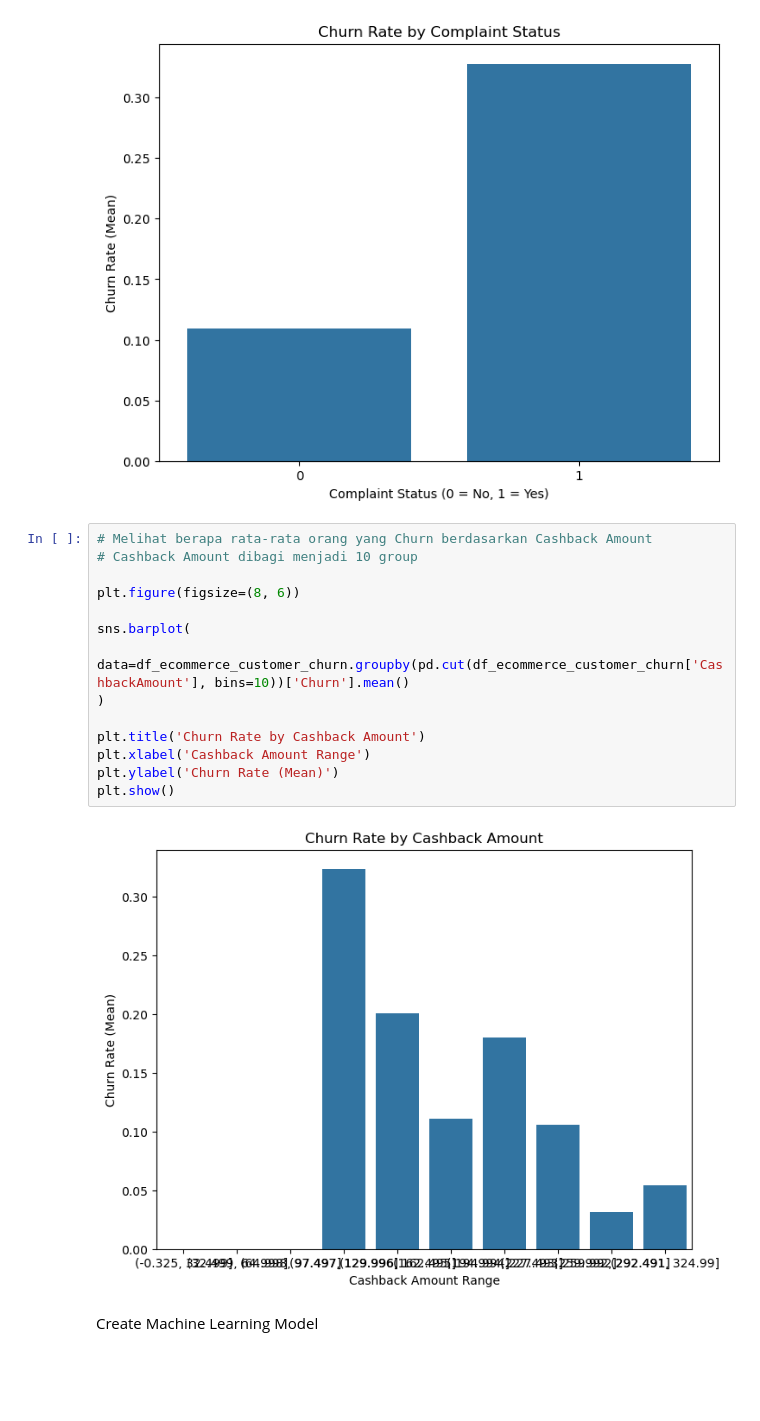
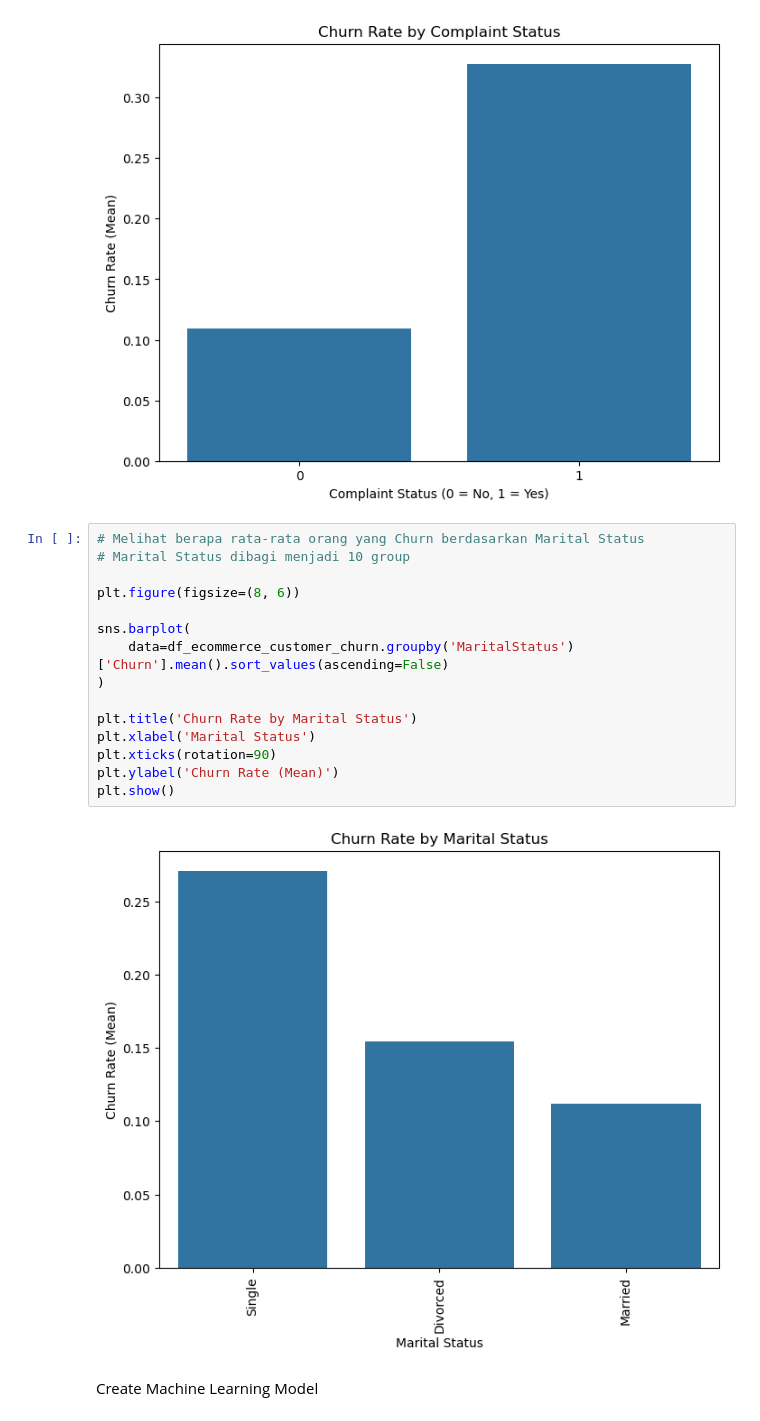
Before and after one commit to alhamfebian/purwadhika-jcdsol, a Jupyter notebook: Capstone Project/Capstone Project Module 3/ECommerceCustomerChurn.ipynb, the cells around one changed output. Cells and saved outputs as stored; diff of their text form; blank space fills up the shorter version.

```diff
--- a/Capstone Project/Capstone Project Module 3/ECommerceCustomerChurn.ipynb
+++ b/Capstone Project/Capstone Project Module 3/ECommerceCustomerChurn.ipynb
@@ -222,21 +216,22 @@ plt.show()
 # %% [output]
 [figure]
 # %%
-# Melihat berapa rata-rata orang yang Churn berdasarkan Cashback Amount
-# Cashback Amount dibagi menjadi 10 group
+# Melihat berapa rata-rata orang yang Churn berdasarkan Marital Status
+# Marital Status dibagi menjadi 10 group
 
 plt.figure(figsize=(8, 6))
 
 sns.barplot(
-    data=df_ecommerce_customer_churn.groupby(pd.cut(df_ecommerce_customer_churn['CashbackAmount'], bins=10))['Churn'].mean()
+    data=df_ecommerce_customer_churn.groupby('MaritalStatus')['Churn'].mean().sort_values(ascending=False)
 )
 
-plt.title('Churn Rate by Cashback Amount')
-plt.xlabel('Cashback Amount Range')
+plt.title('Churn Rate by Marital Status')
+plt.xlabel('Marital Status')
+plt.xticks(rotation=90)
 plt.ylabel('Churn Rate (Mean)')
 plt.show()
 # %% [output]
-[figure, old version]
+[figure, new version]
 # %% [markdown]
 Create Machine Learning Model
 # %%
```
Also changed, not shown: parts of 5 cells of this notebook.
